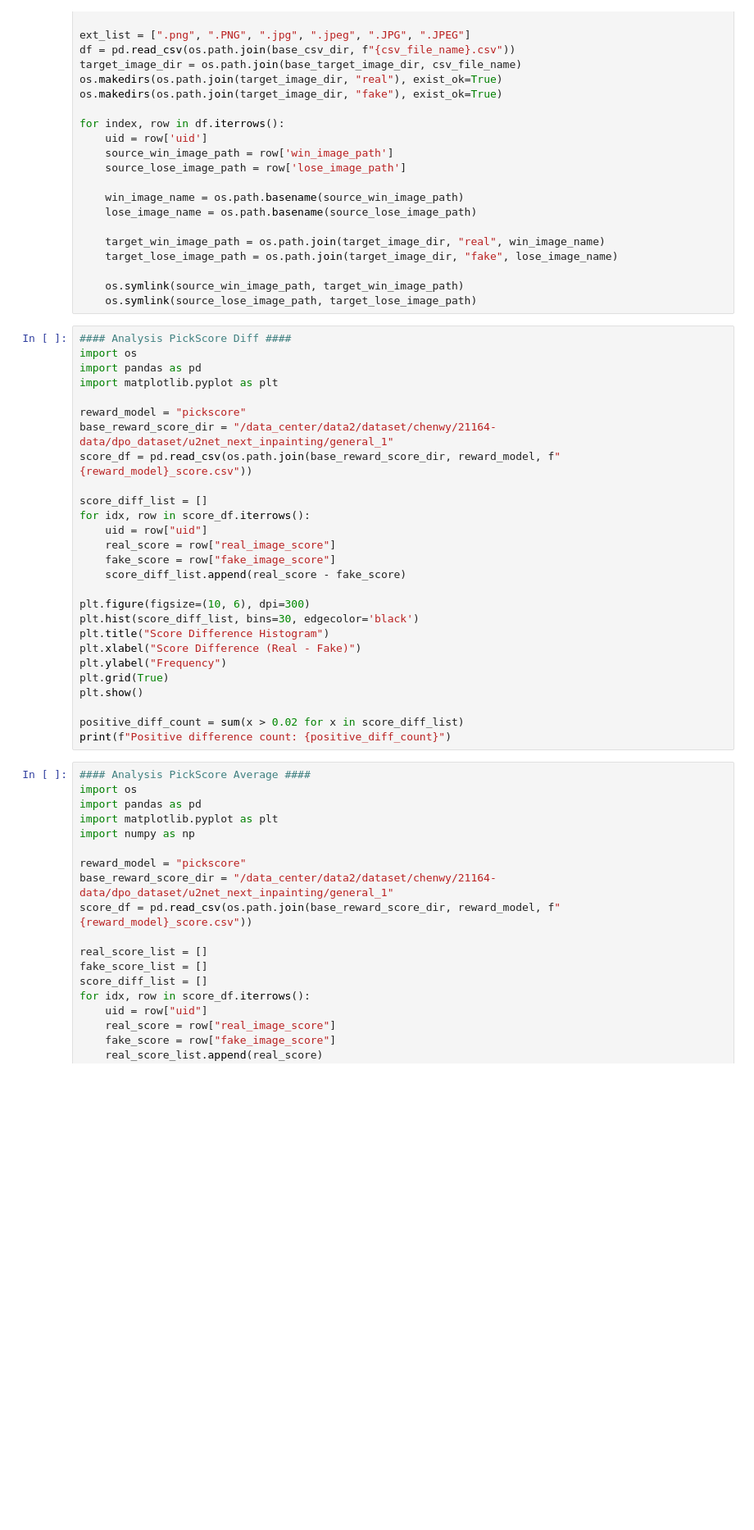
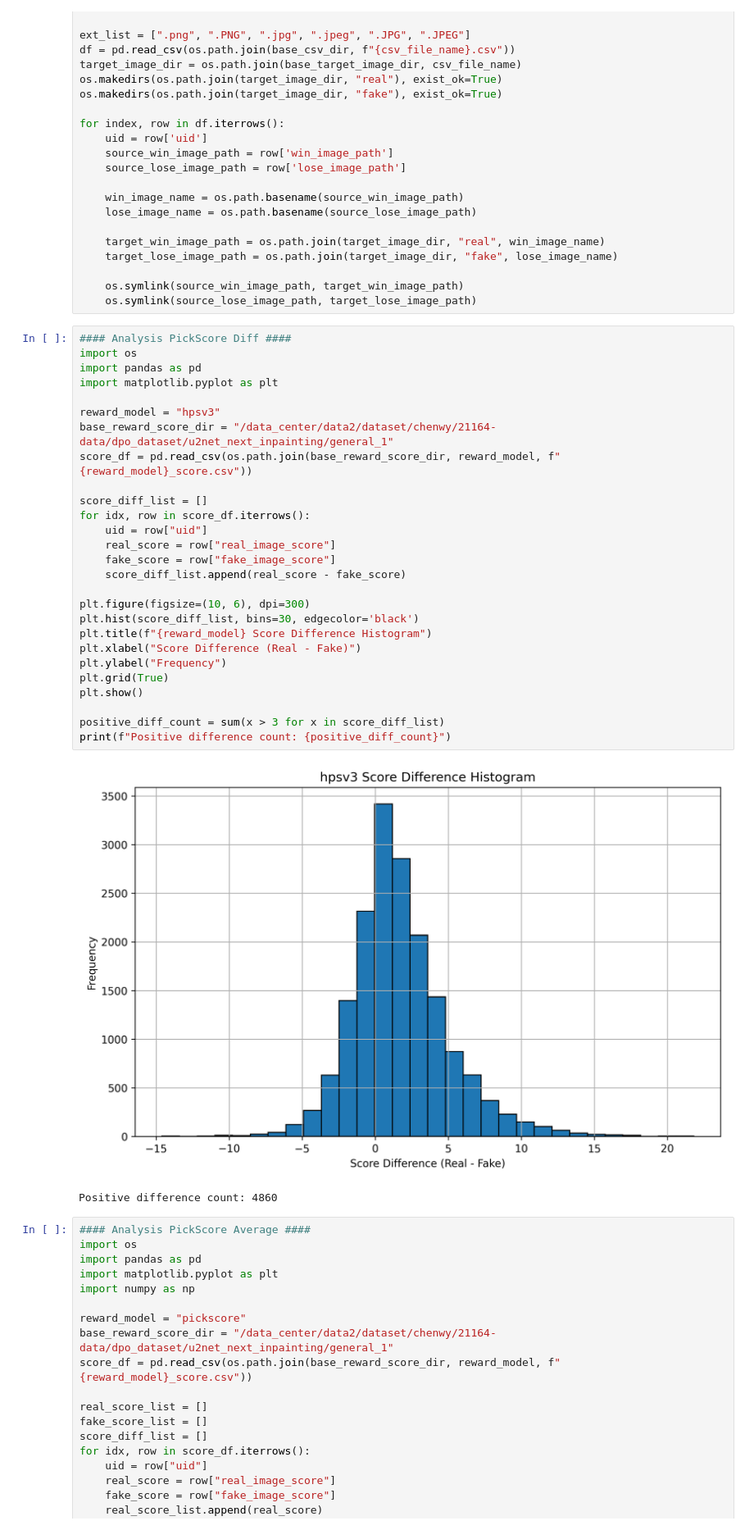
Before and after one commit to Cwyxx/RealAlign, a Jupyter notebook: notebook/sd_1.5-add_noise-denoise/get_valid_sample.ipynb, the cells around one changed output. Shown: that part at 82% size. Saved outputs shown, nothing was run; the diff lists cells and outputs as text; blank space fills up the shorter version.

```diff
--- a/notebook/sd_1.5-add_noise-denoise/get_valid_sample.ipynb
+++ b/notebook/sd_1.5-add_noise-denoise/get_valid_sample.ipynb
@@ -336,30 +336,33 @@ for index, row in df.iterrows():
 # %%
 #### Analysis PickScore Diff ####
 import os
 import pandas as pd
 import matplotlib.pyplot as plt
 
-reward_model = "pickscore"
+reward_model = "hpsv3"
 base_reward_score_dir = "/data_center/data2/dataset/chenwy/21164-data/dpo_dataset/u2net_next_inpainting/general_1"
 score_df = pd.read_csv(os.path.join(base_reward_score_dir, reward_model, f"{reward_model}_score.csv"))
 
 score_diff_list = []
 for idx, row in score_df.iterrows():
     uid = row["uid"]
     real_score = row["real_image_score"]
     fake_score = row["fake_image_score"]
     score_diff_list.append(real_score - fake_score)
 
 plt.figure(figsize=(10, 6), dpi=300)
 plt.hist(score_diff_list, bins=30, edgecolor='black')
-plt.title("Score Difference Histogram")
+plt.title(f"{reward_model} Score Difference Histogram")
 plt.xlabel("Score Difference (Real - Fake)")
 plt.ylabel("Frequency")
 plt.grid(True)
 plt.show()
 
-positive_diff_count = sum(x > 0.02 for x in score_diff_list)
+positive_diff_count = sum(x > 3 for x in score_diff_list)
 print(f"Positive difference count: {positive_diff_count}")
+# %% [output]
+[figure, added]
+Positive difference count: 4860
 # %%
 #### Analysis PickScore Average ####
 import os
```
Also changed, not shown: parts of 1 cell of this notebook, 52 other files.
